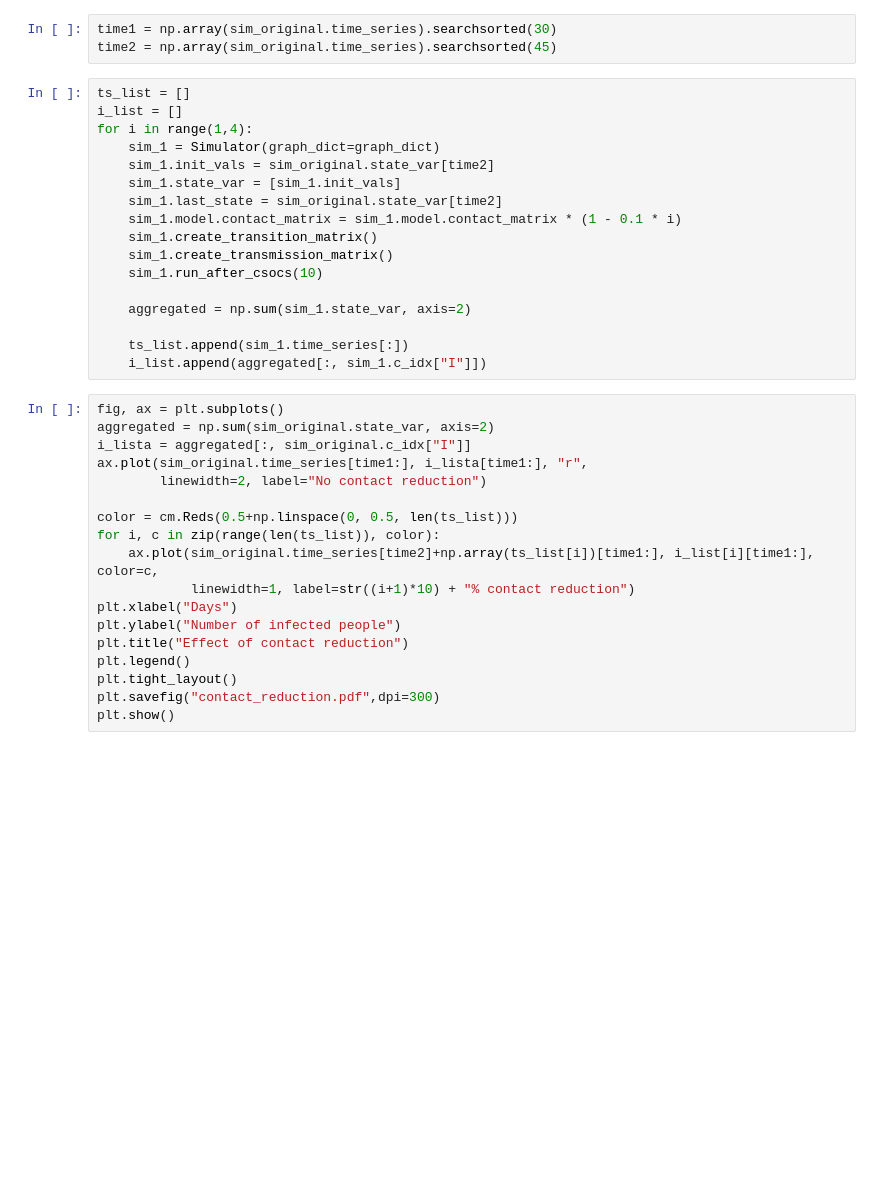
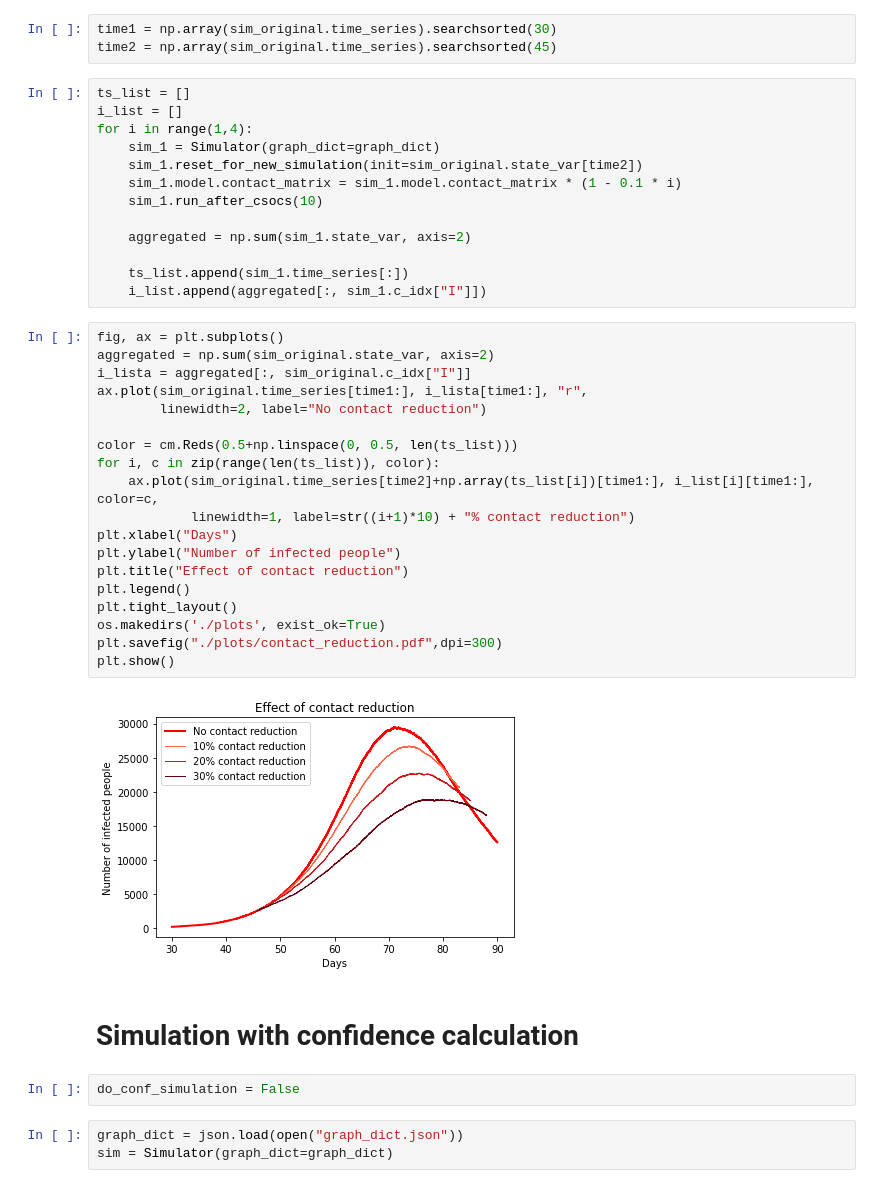
Before and after one commit to zsvizi/propensity-matrix-epidemics, a Jupyter notebook: demo.ipynb, the cells around one changed output. Saved outputs shown, nothing was run; the diff lists cells and outputs as text; blank space fills up the shorter version.

```diff
--- a/demo.ipynb
+++ b/demo.ipynb
@@ -116,12 +122,8 @@ ts_list = []
 i_list = []
 for i in range(1,4):
     sim_1 = Simulator(graph_dict=graph_dict)
-    sim_1.init_vals = sim_original.state_var[time2]
-    sim_1.state_var = [sim_1.init_vals]
-    sim_1.last_state = sim_original.state_var[time2]
+    sim_1.reset_for_new_simulation(init=sim_original.state_var[time2])
     sim_1.model.contact_matrix = sim_1.model.contact_matrix * (1 - 0.1 * i)
-    sim_1.create_transition_matrix()
-    sim_1.create_transmission_matrix()
     sim_1.run_after_csocs(10)
 
     aggregated = np.sum(sim_1.state_var, axis=2)
@@ -131,18 +133,28 @@ for i in range(1,4):
 # %%
 fig, ax = plt.subplots()
 aggregated = np.sum(sim_original.state_var, axis=2)
 i_lista = aggregated[:, sim_original.c_idx["I"]]
 ax.plot(sim_original.time_series[time1:], i_lista[time1:], "r",
         linewidth=2, label="No contact reduction")
 
 color = cm.Reds(0.5+np.linspace(0, 0.5, len(ts_list)))
 for i, c in zip(range(len(ts_list)), color):
     ax.plot(sim_original.time_series[time2]+np.array(ts_list[i])[time1:], i_list[i][time1:], color=c,
             linewidth=1, label=str((i+1)*10) + "% contact reduction")
 plt.xlabel("Days")
 plt.ylabel("Number of infected people")
 plt.title("Effect of contact reduction")
 plt.legend()
 plt.tight_layout()
-plt.savefig("contact_reduction.pdf",dpi=300)
+os.makedirs('./plots', exist_ok=True)
+plt.savefig("./plots/contact_reduction.pdf",dpi=300)
 plt.show()
+# %% [output]
+[figure, added]
+# %% [markdown]
+# Simulation with confidence calculation
+# %%
+do_conf_simulation = False
+# %%
+graph_dict = json.load(open("graph_dict.json"))
+sim = Simulator(graph_dict=graph_dict)
```
Also changed, not shown: parts of 20 cells of this notebook, 2 other files.
